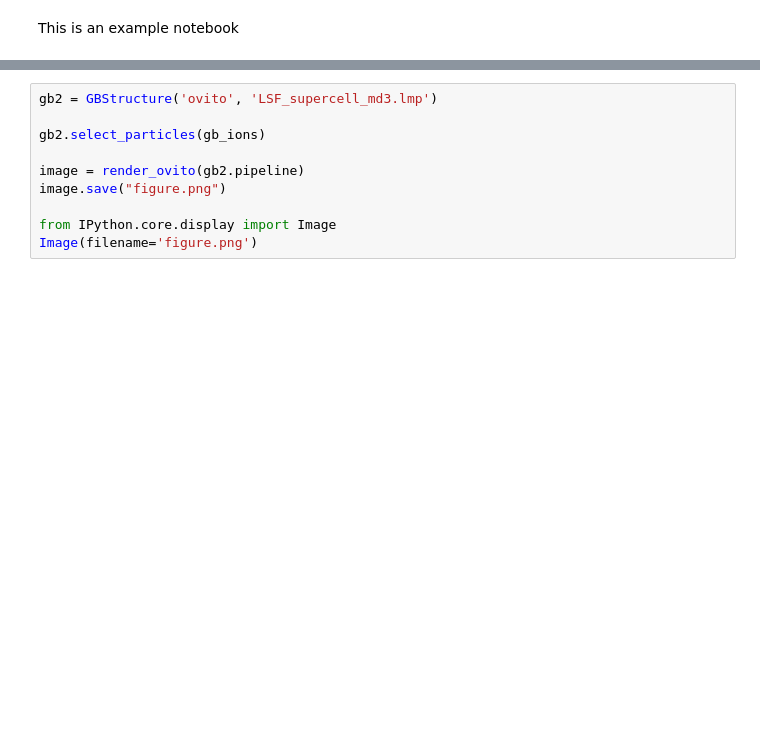
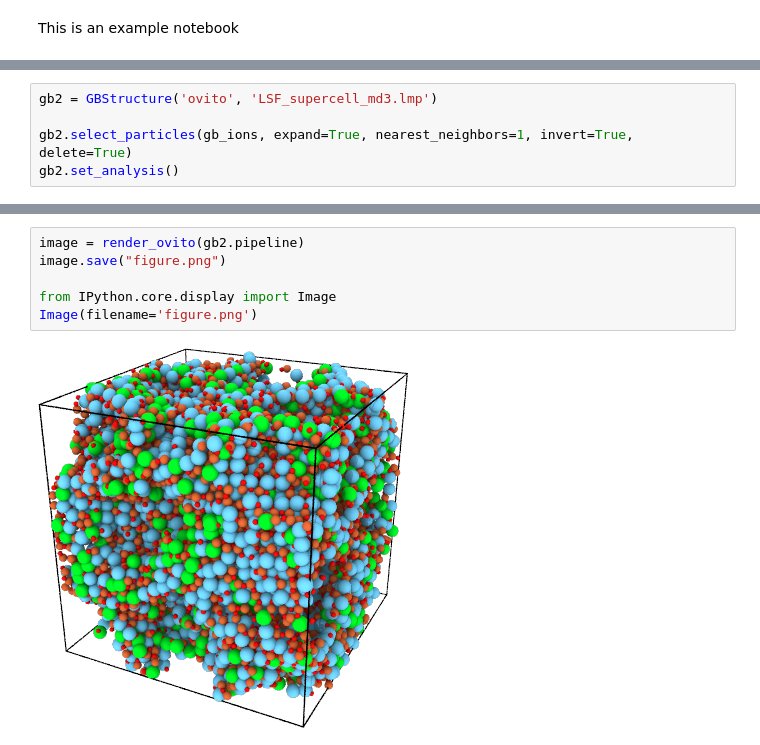
Before and after one commit to ab5424/agility, a Jupyter notebook: examples/basics_ovito.ipynb, the cells around one changed output, grey strips where cells are left out. Saved outputs shown, nothing was run; the diff lists cells and outputs as text; blank space fills up the shorter version.

```diff
--- a/examples/basics_ovito.ipynb
+++ b/examples/basics_ovito.ipynb
@@ -20,0 +22,5 @@ print(gb_ions)
+# %%
+gb2 = GBStructure('ovito', 'LSF_supercell_md3.lmp')
+
+gb2.select_particles(gb_ions, expand=True, nearest_neighbors=1, invert=True, delete=True)
+gb2.set_analysis()
@@ -21,10 +38,8 @@ print(gb_ions)
 # %%
-gb2 = GBStructure('ovito', 'LSF_supercell_md3.lmp')
-
-gb2.select_particles(gb_ions)
-
 image = render_ovito(gb2.pipeline)
 image.save("figure.png")
 
 from IPython.core.display import Image
 Image(filename='figure.png')
+# %% [output]
+[figure, added]
```
Also changed, not shown: parts of 3 cells of this notebook, 15 other files.
